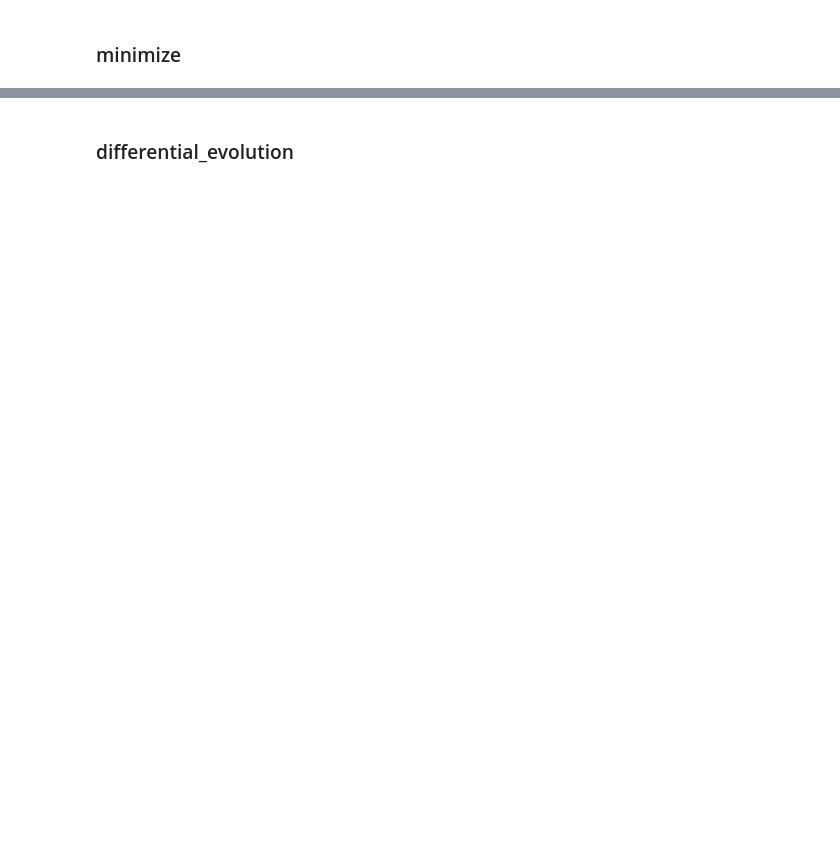
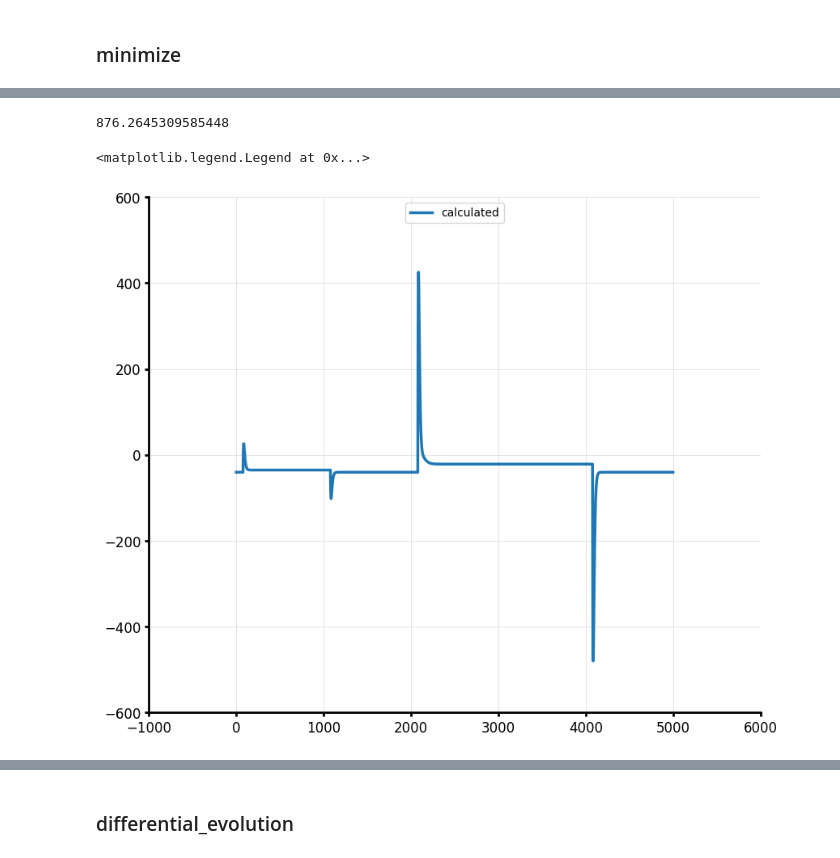
Before and after one commit to humanphysiologylab/INa_full_trace, a Jupyter notebook: notebooks/global_optimization.ipynb, the cells around one changed output, grey strips where cells are left out. Cells and saved outputs as stored; diff of their text form; code cells hidden in the pictures; blank space fills up the shorter version.

```diff
--- a/notebooks/global_optimization.ipynb
+++ b/notebooks/global_optimization.ipynb
@@ -124,6 +211,12 @@ plt.plot(data)
 def loss(x, *args):
     kwargs = args[-1]
     data = args[0]
-    return MSE(data, calculate_I_out(x, *args))
+    sample_weight = kwargs.get('sample_weight', None)
+    I_out = calculate_I_out(x, *args)
+
+    if np.any(np.isnan(I_out)):
+        return np.inf
+
+    return MSE(data, I_out, sample_weight=sample_weight)
 # %%
 %%timeit
@@ -170,0 +266,23 @@ plt.plot(data, '--')
+# %%
+real_data = pd.read_csv('../data/training/2020_12_19_0035 I-V INa 11,65 pF.atf' ,delimiter= '\t', header=None, skiprows = 11)
+real_data_small = real_data[14]
+#real_data = np.concatenate([real_data[k] for k in range(1,21)])
+
+#sample_weights = np.zeros(5000)
+#sample_weights[2210:4000] += 1
+
+
+#           C_f     C    a0_m   b0_m    delta_m   s_m    a0_h   b0_h   delta_h  s_h      R    R_f   g_max g_leak
+bounds = ([1e-20, 1e-13, 1e-10, 1e-10,  1e-10,   1e-10,  1e-10, 1e-10, 1e-10,   1e-10,  1e5,  1e3,  1e-5, 1e-5],
+          [1e-9,  1e-10, 1e8,   1e6,    1,       1e4,    1e8,   1e8,   1,       1e8,    1e15, 1e15, 1e5,  1e5])
+log_bounds = np.vstack([np.log(bounds[0]),np.log(bounds[1])]).T
+kwargs = dict(v_list = v_list_1,
+              k_list = k_list_1,
+              t = t,
+              log_scale = True,
+              graph = False)#,
+              #sample_weight = sample_weights)
+# %%
+%%time
+res = scop.minimize(loss, x_true_log, bounds=log_bounds, args=(real_data_small, kwargs))#, tol = 1e-6)#,method = 'Nelder-Mead',
+               #options={'maxfev':5e10, 'adaptive':True})
@@ -170,0 +293,13 @@ plt.plot(data, '--')
+# %%
+loss(res.x, real_data_small, kwargs)
+# %% [output]
+876.2645309585448
+# %%
+plt.plot(calculate_I_out(res.x, kwargs), label = 'calculated')
+
+plt.legend()
+#plt.axvline(2210)
+#plt.plot(real_data_small, '--', label = 'real data')
+# %% [output]
+<matplotlib.legend.Legend at 0x...>
+[figure, added]
```
Also changed, not shown: parts of 27 cells of this notebook.
